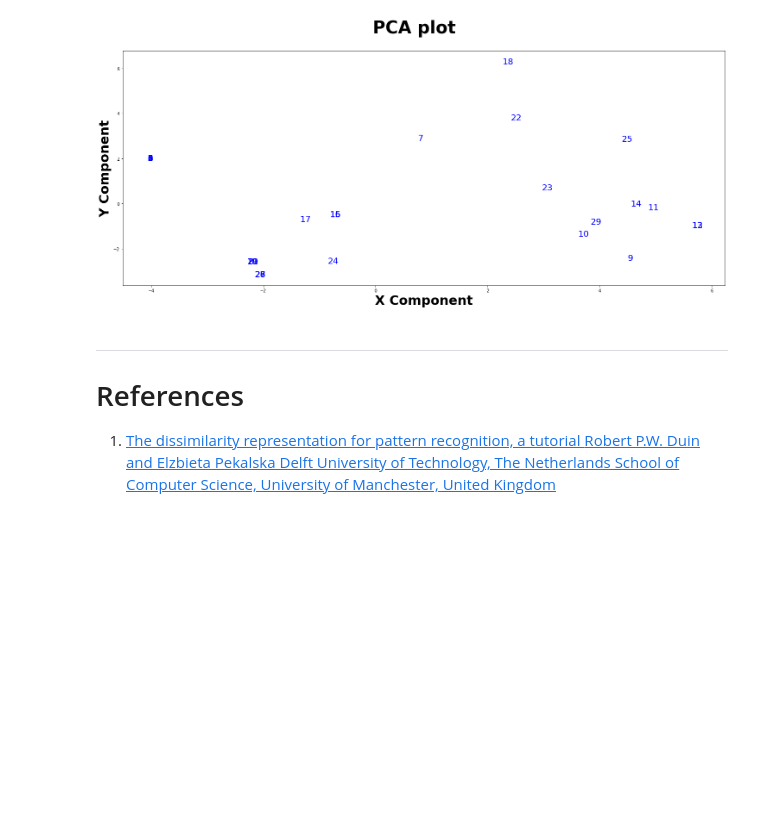
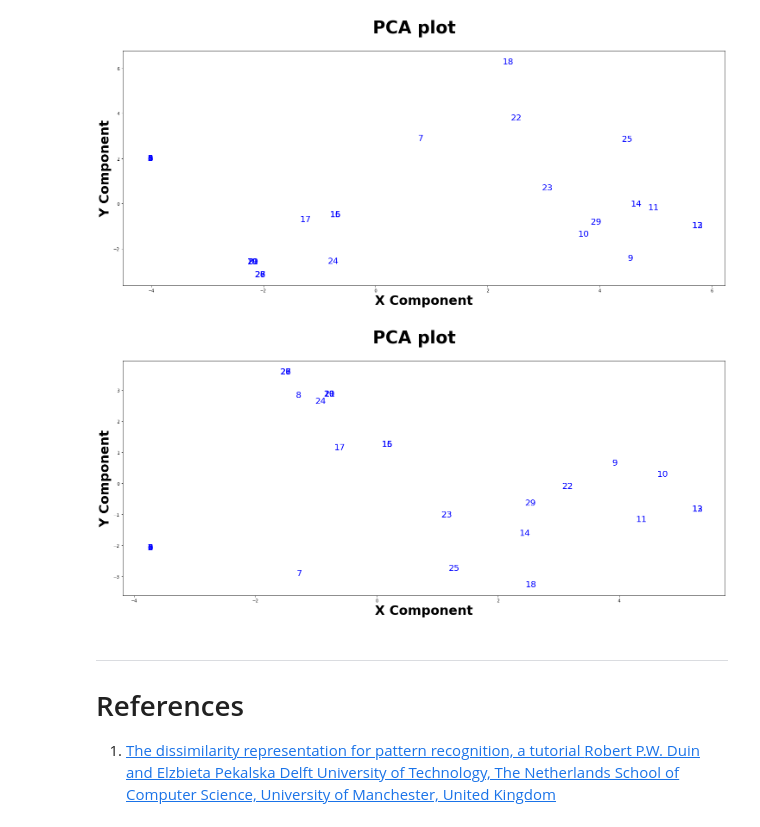
Before and after one commit to Nikoletos-K/WinnER, a Jupyter notebook: ToyDatasetJupyter.ipynb, the cells around one changed output. Drawn from its saved outputs; the diff is of its cells as text; code cells hidden in the pictures; blank space fills up the shorter version.

```diff
--- a/ToyDatasetJupyter.ipynb
+++ b/ToyDatasetJupyter.ipynb
@@ -970,7 +980,9 @@ model = RankedWTAHash(
     similarityThreshold= 0.7,
     metric='jaccard',
     similarityVectors='ranked',
-    number_of_permutations = 5
+    number_of_permutations = 5,
+    distanceMetric = 'jaccard',
+    ngramms=3
 )
 model = model.fit(data)
 evaluate_cora(model.mapping_matrix,true_matrix, True)
@@ -997,6 +997,10 @@ Wall time: 167 ms
 pcaComponents = PCA_SpaceVisualization(model.Embeddings)
 # %% [output]
 [figure]
+# %%
+pcaComponents = PCA_SpaceVisualization(model.rankedVectors)
+# %% [output]
+[figure, added]
 # %% [markdown]
 ---
 
```
Also changed, not shown: parts of 17 cells of this notebook.
